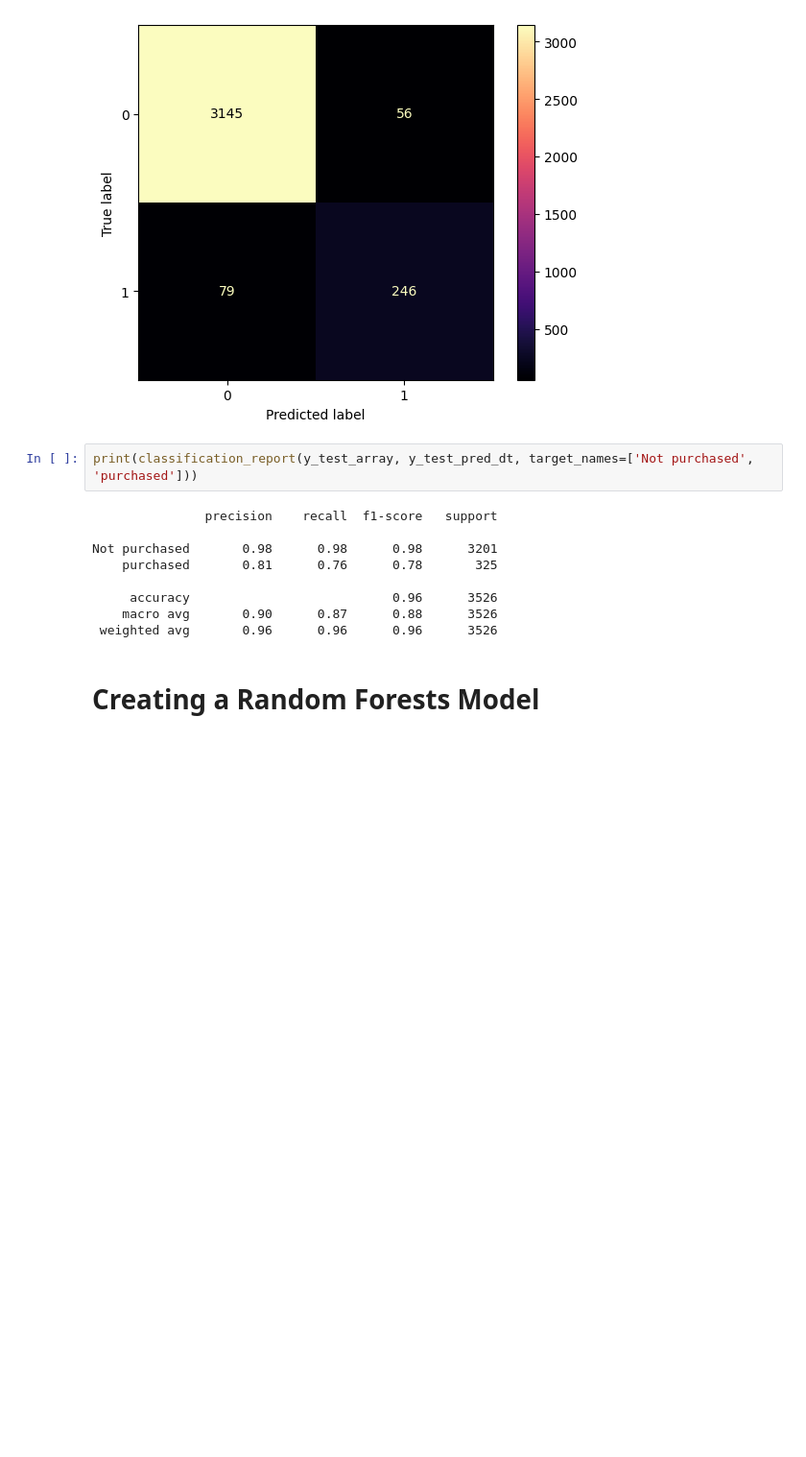
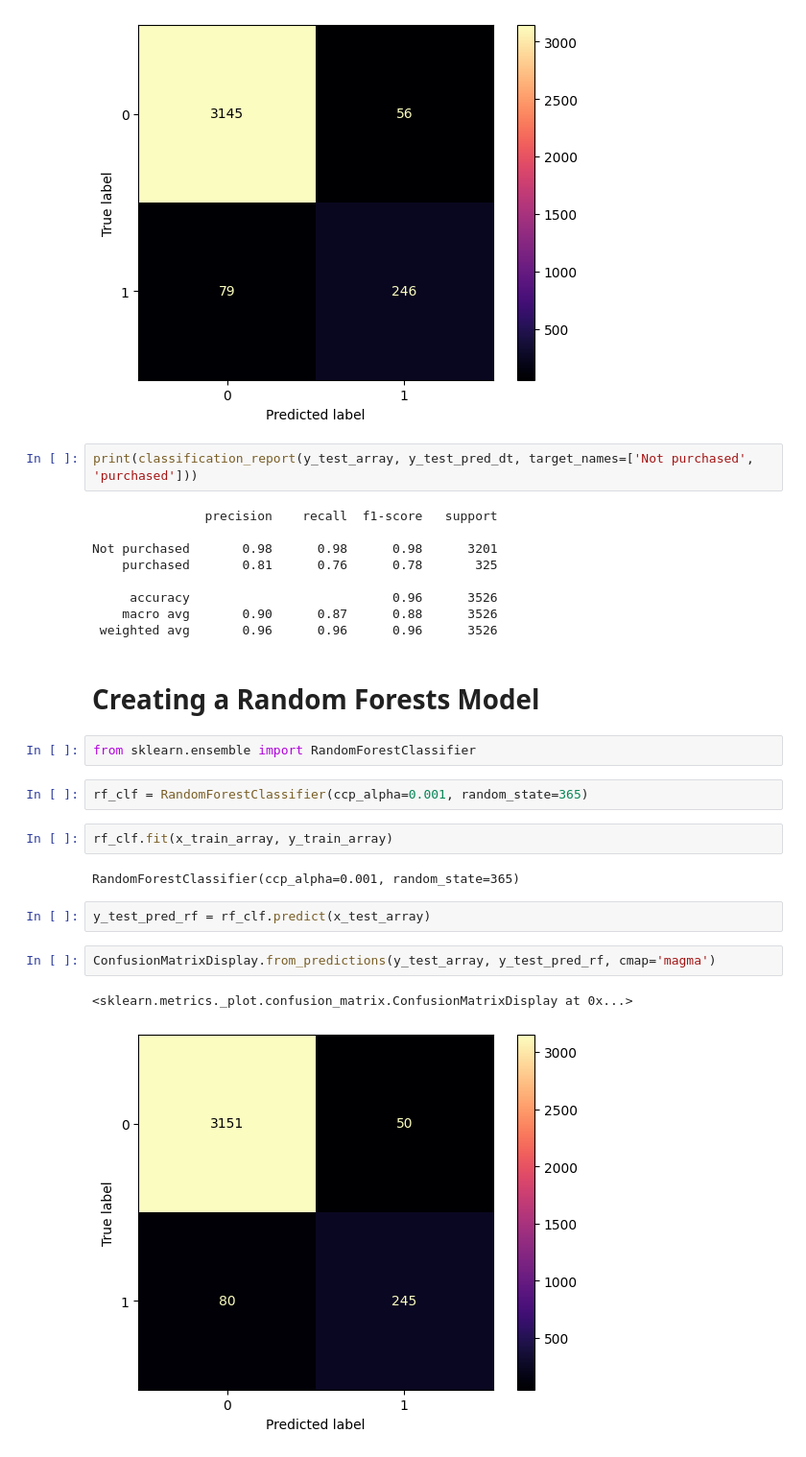
Before and after one commit to YaniaNada/User_Classification_and_Purchase_Prediction, a Jupyter notebook: Machine Learning Project.ipynb, the cells around one changed output. Shown at 96% size. Saved outputs shown, nothing was run; the diff lists cells and outputs as text; blank space fills up the shorter version.

Commit message:
random_forest_model_finished

```diff
--- a/Machine Learning Project.ipynb
+++ b/Machine Learning Project.ipynb
@@ -413,3 +413,18 @@ Not purchased       0.98      0.98      0.98      3201
  weighted avg       0.96      0.96      0.96      3526
 # %% [markdown]
 # Creating a Random Forests Model
+# %%
+from sklearn.ensemble import RandomForestClassifier
+# %%
+rf_clf = RandomForestClassifier(ccp_alpha=0.001, random_state=365)
+# %%
+rf_clf.fit(x_train_array, y_train_array)
+# %% [output]
+RandomForestClassifier(ccp_alpha=0.001, random_state=365)
+# %%
+y_test_pred_rf = rf_clf.predict(x_test_array)
+# %%
+ConfusionMatrixDisplay.from_predictions(y_test_array, y_test_pred_rf, cmap='magma')
+# %% [output]
+<sklearn.metrics._plot.confusion_matrix.ConfusionMatrixDisplay at 0x...>
+[figure, added]
```
Also changed, not shown: parts of 1 cell of this notebook.
